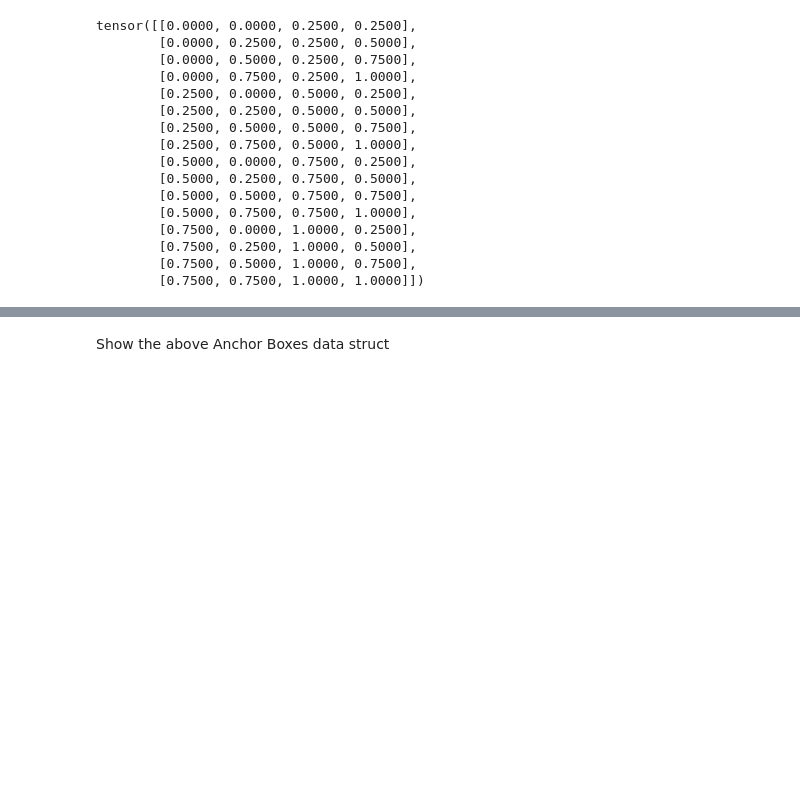
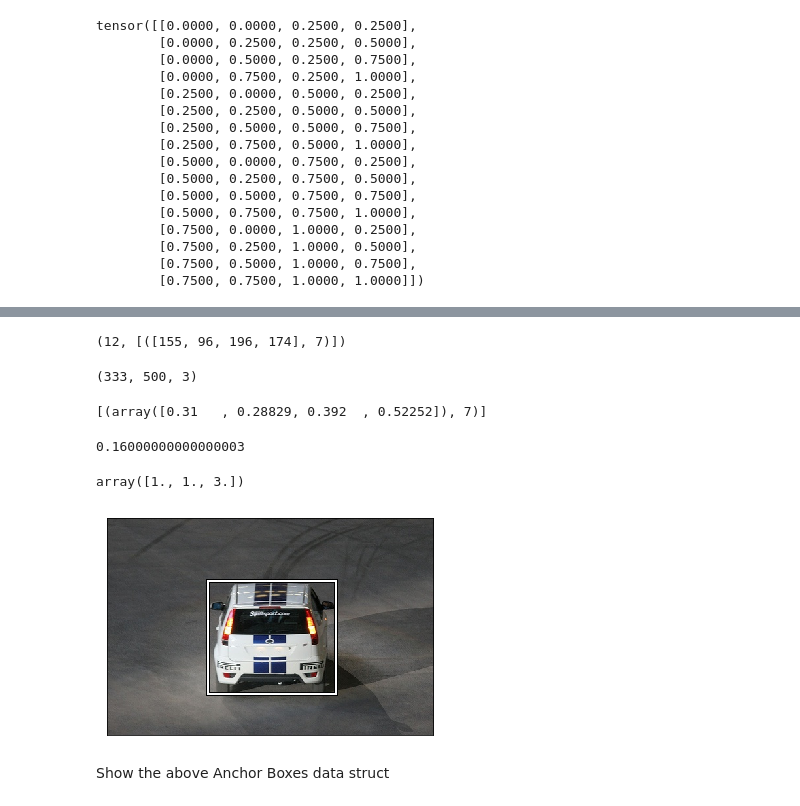
Before and after one commit to aaronlelevier/pytorch-practice, a Jupyter notebook: notebooks/fastai-lesson-9-obj-detect-4x4-grid-multi-box.ipynb, the cells around one changed output, grey strips where cells are left out. Drawn from its saved outputs; the diff is of its cells as text; code cells hidden in the pictures; blank space fills up the shorter version.

```diff
--- a/notebooks/fastai-lesson-9-obj-detect-4x4-grid-multi-box.ipynb
+++ b/notebooks/fastai-lesson-9-obj-detect-4x4-grid-multi-box.ipynb
@@ -386,3 +302,5 @@ show_random_multibox_image(new_train_ann, train_image_ids, train_filenames)
+# %%
+val_ann = get_image_annotations(val_data)
 # %%
 show_random_multibox_image(val_ann, val_image_ids, val_filenames)
 # %% [output]
@@ -575,0 +500,12 @@ tensor([[0.0000, 0.0000, 0.2500, 0.2500],
+# %%
+sample = preview_data(train_ann)
+sample
+# %% [output]
+(12, [([155, 96, 196, 174], 7)])
+# %%
+image_id, ann = sample
+# %%
+im = open_image(IMAGE_PATH/train_filenames[image_id])
+im.shape
+# %% [output]
+(333, 500, 3)
@@ -576,3 +515,22 @@ tensor([[0.0000, 0.0000, 0.2500, 0.2500],
+# %%
+scaled_ann = [(np.divide(bbox, [im_w, im_h, im_w, im_h]), cat) for bbox,cat in ann]
+scaled_ann
+# %% [output]
+[(array([0.31   , 0.28829, 0.392  , 0.52252]), 7)]
+# %%
+.4 * .4
+# %% [output]
+0.16000000000000003
+# %%
+np.divide(im.shape, [im_h, im_w, 1])
+# %% [output]
+array([1., 1., 3.])
+# %%
+ax = show_img(im)
+for bbox, cat in ann:
+    draw_rect(ax, bbox)
+# %% [output]
+[figure, added]
 # %% [markdown]
 Show the above Anchor Boxes data struct
 # %%
```
Also changed, not shown: parts of 37 cells of this notebook.
